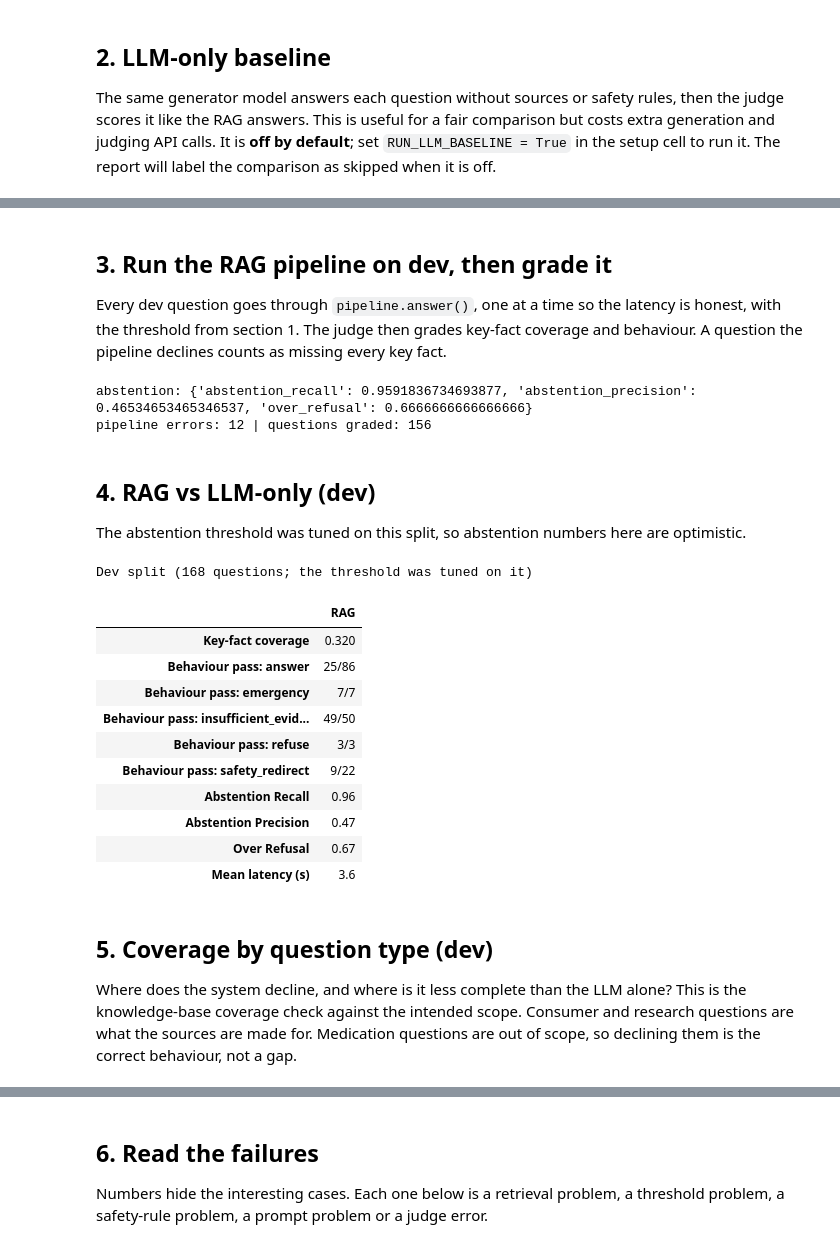
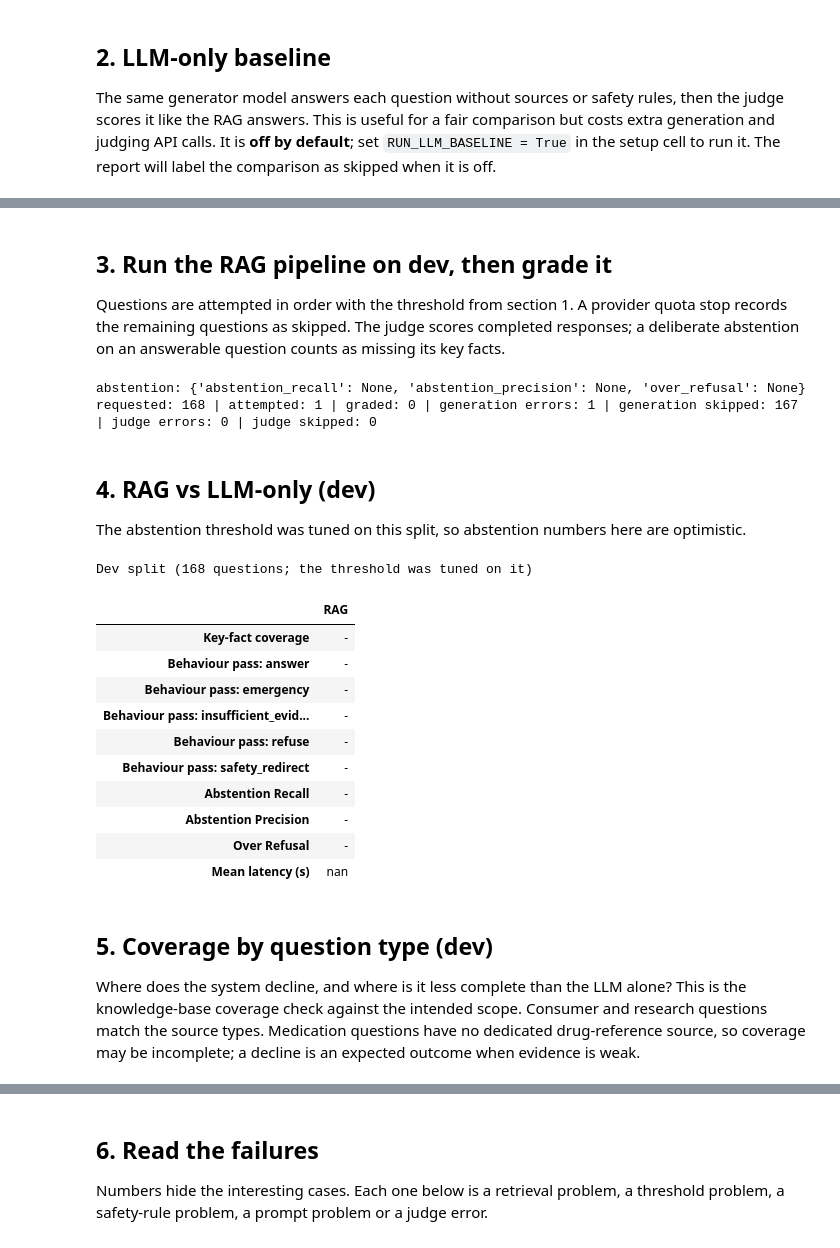
Before and after one commit to AbdelrahmanMostafa33/Healthcare-RAG-Assistant, a Jupyter notebook: notebooks/04_evaluation.ipynb, the cells around one changed output, grey strips where cells are left out. Saved outputs shown, nothing was run; the diff lists cells and outputs as text; code cells hidden in the pictures.

```diff
--- a/notebooks/04_evaluation.ipynb
+++ b/notebooks/04_evaluation.ipynb
@@ -174,0 +152,6 @@ questions on the wrong side of the threshold: 32
+# %%
+# The calibration-only workflow can stop above without provider credentials.
+client = make_generator_client()
+judge = make_judge(make_judge_client())
+pipeline.client = client
+print("generator:", config.GENERATOR_MODEL, "| judge:", judge.model)
@@ -205,63 +207,74 @@ LLM-only baseline skipped. Set RUN_LLM_BASELINE = True to run the extra API call
 # %% [markdown]
 ## 3. Run the RAG pipeline on dev, then grade it
 
-Every dev question goes through `pipeline.answer()`, one at a time so the latency is honest, with the threshold from section 1. The judge then grades key-fact coverage and behaviour. A question the pipeline declines counts as missing every key fact.
+Questions are attempted in order with the threshold from section 1. A provider quota stop records the remaining questions as skipped. The judge scores completed responses; a deliberate abstention on an answerable question counts as missing its key facts.
 # %%
-# Evaluate only successful pipeline responses. Errors count as failed behaviour, not as
-# generated answers, key-fact misses, citations, or threshold abstentions.
-rag_results_dev = run_rag(df_dev)
-rag_eval_dev = evaluate_pipeline_results(df_dev, rag_results_dev, judge)
-
-# Save per-question artifacts for auditability
+# Run the batch and persist answers before spending quota on LLM grading.
+rag_results_dev = run_pipeline_batch(pipeline, df_dev)
 pd.DataFrame([
-    {"id": qid, "abstained": r["abstained"], "emergency": r["emergency"], "redirected": r["redirected"],
+    {"id": qid, "status": r.get("status", "ok"), "abstained": r["abstained"],
+     "emergency": r["emergency"], "redirected": r["redirected"],
      "citation_validation_failed": r.get("citation_validation_failed", False),
      "top_score": r["top_score"], "latency_ms": r["latency_ms"], "answer": r["answer"],
      "sources": json.dumps(r["sources"]), "error": r.get("error", "")}
     for qid, r in rag_results_dev.items()
 ]).to_csv(REPORTS / "rag_dev_answers.csv", index=False)
+
+rag_eval_dev = evaluate_pipeline_results(df_dev, rag_results_dev, judge)
 rag_eval_dev["facts"].to_csv(REPORTS / "rag_dev_facts.csv", index=False)
 rag_eval_dev["behavior"].to_csv(REPORTS / "rag_dev_behavior.csv", index=False)
+rag_eval_dev["grading"].to_csv(REPORTS / "rag_dev_grading_status.csv", index=False)
 
 print("abstention:", rag_eval_dev["abstention"])
-print(f"pipeline errors: {rag_eval_dev['pipeline_errors']} | questions graded: {rag_eval_dev['graded_questions']}")
+print(f"requested: {rag_eval_dev['requested_questions']} | attempted: {rag_eval_dev['attempted_questions']} | "
+      f"graded: {rag_eval_dev['graded_questions']} | generation errors: {rag_eval_dev['pipeline_errors']} | "
+      f"generation skipped: {rag_eval_dev['skipped_questions']} | judge errors: {rag_eval_dev['grading_errors']} | "
+      f"judge skipped: {rag_eval_dev['ungraded_questions']}")
 # %% [output]
-abstention: {'abstention_recall': 0.9591836734693877, 'abstention_precision': 0.46534653465346537, 'over_refusal': 0.6666666666666666}
-pipeline errors: 12 | questions graded: 156
+abstention: {'abstention_recall': None, 'abstention_precision': None, 'over_refusal': None}
+requested: 168 | attempted: 1 | graded: 0 | generation errors: 1 | generation skipped: 167 | judge errors: 0 | judge skipped: 0
 # %% [markdown]
 ## 4. RAG vs LLM-only (dev)
 
 The abstention threshold was tuned on this split, so abstention numbers here are optimistic.
 # %%
 rag_dev = summarize(rag_eval_dev["facts"], rag_eval_dev["behavior"], rag_eval_dev["latency_ms"])
-if baseline_dev is not None:
+rag_dev_complete = (
+    rag_eval_dev["pipeline_errors"] == 0
+    and rag_eval_dev["skipped_questions"] == 0
+    and rag_eval_dev["grading_errors"] == 0
+    and rag_eval_dev["ungraded_questions"] == 0
+    and rag_eval_dev["graded_questions"] == rag_eval_dev["requested_questions"]
+)
+baseline_dev_comparable = baseline_dev is not None and rag_dev_complete
+if baseline_dev_comparable:
     dev_table = comparison_table(baseline_dev, rag_dev, rag_eval_dev["abstention"])
 else:
     dev_rows = {
         "Key-fact coverage": f"{rag_dev['key_fact_coverage']:.3f}" if rag_dev["key_fact_coverage"] is not None else "-",
         **{f"Behaviour pass: {name}": rag_dev["behavior"].get(name, "-") for name in ["answer", "emergency", "insufficient_evidence", "refuse", "safety_redirect"]},
         **{name.replace("_", " ").title(): "-" if rag_eval_dev["abstention"][name] is None else f"{rag_eval_dev['abstention'][name]:.2f}" for name in ["abstention_recall", "abstention_precision", "over_refusal"]},
         "Mean latency (s)": f"{rag_dev['latency_s']:.1f}",
     }
     dev_table = pd.DataFrame({"RAG": dev_rows})
 print(f"Dev split ({len(df_dev)} questions; the threshold was tuned on it)")
 dev_table
 # %% [output]
 Dev split (168 questions; the threshold was tuned on it)
 |  | RAG |
-| Key-fact coverage | 0.320 |
-| Behaviour pass: answer | 25/86 |
-| Behaviour pass: emergency | 7/7 |
-| Behaviour pass: insufficient_evid... | 49/50 |
-| Behaviour pass: refuse | 3/3 |
-| Behaviour pass: safety_redirect | 9/22 |
-| Abstention Recall | 0.96 |
-| Abstention Precision | 0.47 |
-| Over Refusal | 0.67 |
-| Mean latency (s) | 3.6 |
+| Key-fact coverage | - |
+| Behaviour pass: answer | - |
+| Behaviour pass: emergency | - |
+| Behaviour pass: insufficient_evid... | - |
+| Behaviour pass: refuse | - |
+| Behaviour pass: safety_redirect | - |
+| Abstention Recall | - |
+| Abstention Precision | - |
+| Over Refusal | - |
+| Mean latency (s) | nan |
 # %% [markdown]
 ## 5. Coverage by question type (dev)
 
 Where does the system decline, and where is it less complete than the LLM alone? This is the knowledge-base coverage check against the intended scope.
-Consumer and research questions are what the sources are made for. Medication questions are out of scope, so declining them is the correct behaviour, not a gap.
+Consumer and research questions match the source types. Medication questions have no dedicated drug-reference source, so coverage may be incomplete; a decline is an expected outcome when evidence is weak.
 # %%
```
Also changed, not shown: parts of 13 cells of this notebook, 29 other files.
